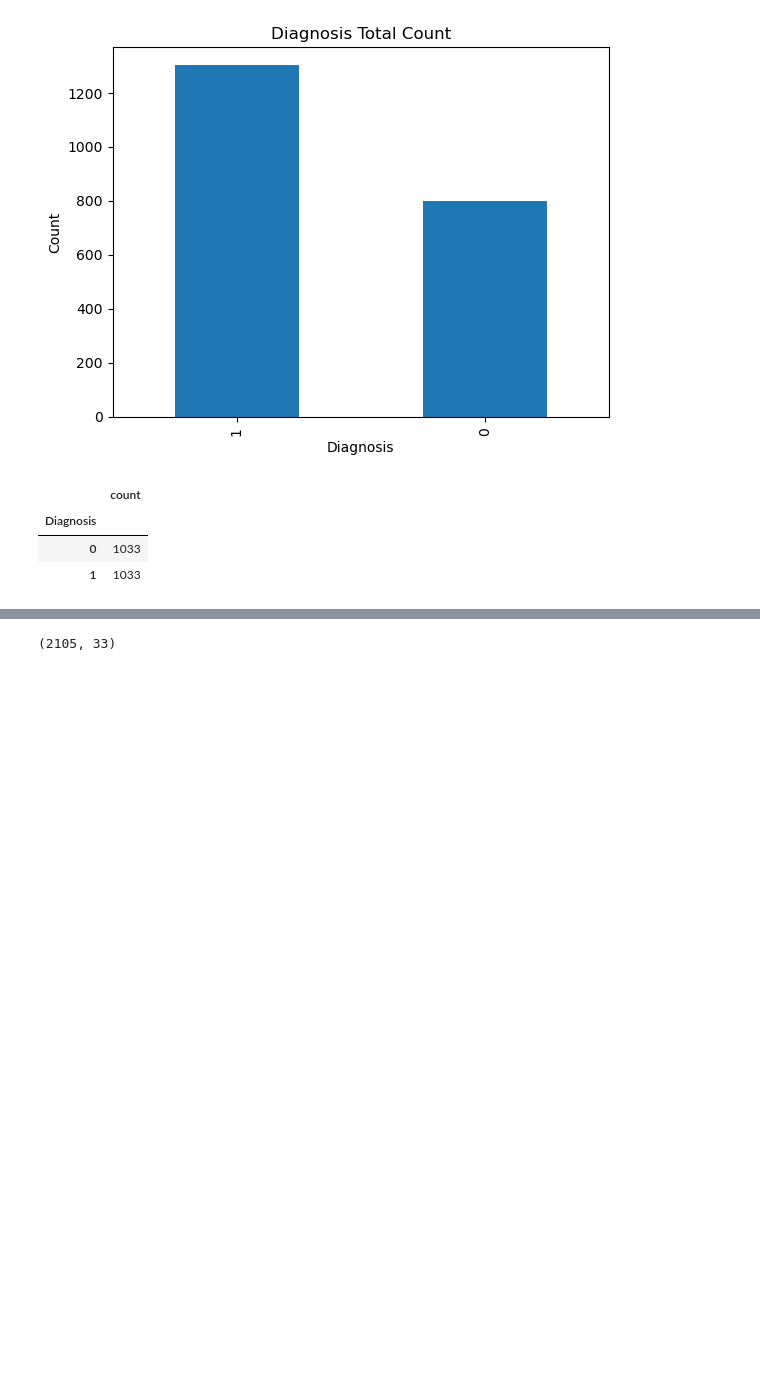
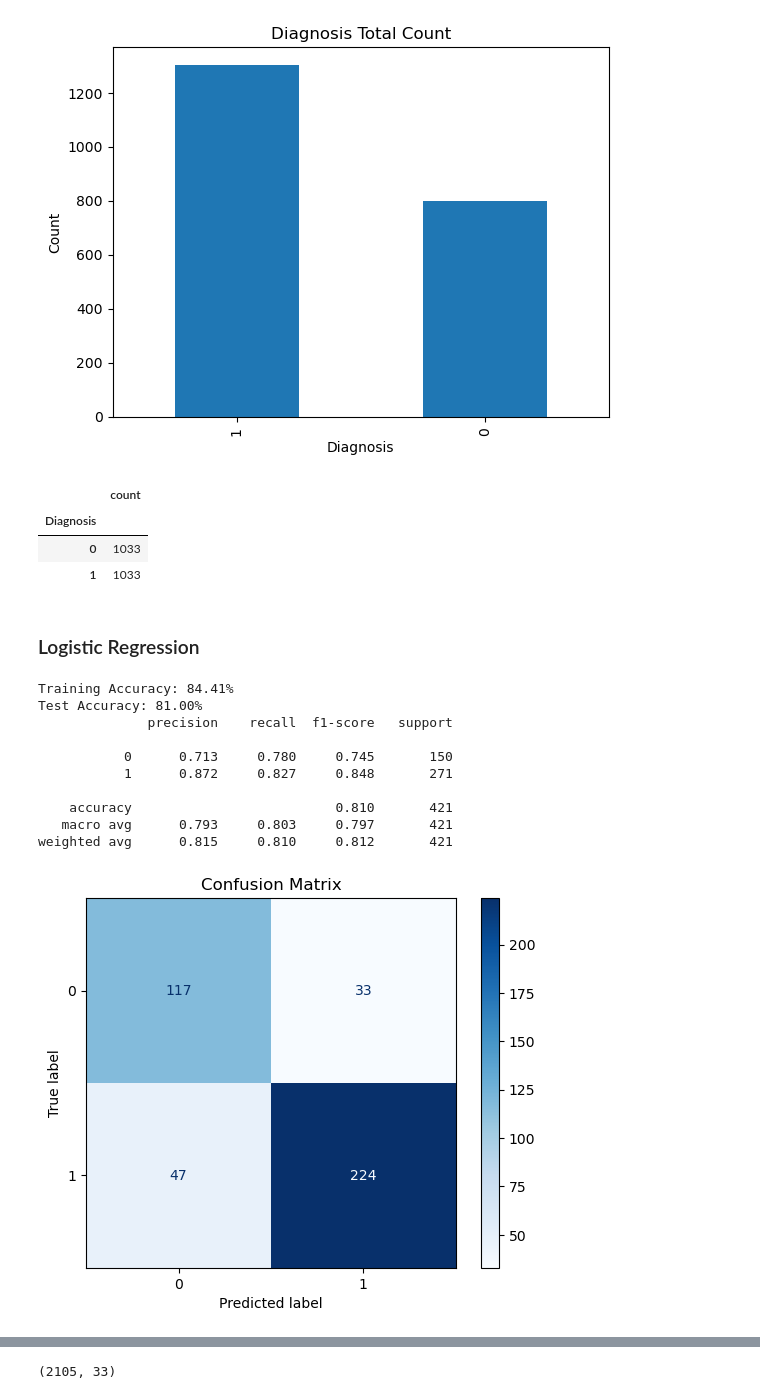
Before and after one commit to julianag27/ml-project, a Jupyter notebook: FinalProject.ipynb, the cells around one changed output, grey strips where cells are left out. Cells and saved outputs as stored; diff of their text form; code cells hidden in the pictures; blank space fills up the shorter version.

Commit message:
added 2 more ML models

```diff
--- a/FinalProject.ipynb
+++ b/FinalProject.ipynb
@@ -100,3 +104,47 @@ display(Y_train.value_counts().to_frame('count'))
 | Diagnosis |  |
 | 0 | 1033 |
 | 1 | 1033 |
+# %% [markdown]
+### Logistic Regression
+# %%
+from sklearn.linear_model import LogisticRegression
+
+regressor = LogisticRegression(class_weight='balanced', max_iter=5000)
+
+regressor.fit(X_train, Y_train)
+
+train_accuracy = regressor.score(X_train, Y_train)
+print(f"Training Accuracy: {train_accuracy * 100:.2f}%")
+
+Y_pred = regressor.predict(X_test)
+
+from sklearn.metrics import classification_report, accuracy_score
+
+# Get test accuracy
+test_accuracy = accuracy_score(Y_test, Y_pred)
+print(f"Test Accuracy: {test_accuracy * 100:.2f}%")
+
+# Get classification report
+report = classification_report(Y_test, Y_pred, digits=3)
+print(report)
+
+from sklearn.metrics import confusion_matrix, ConfusionMatrixDisplay
+import matplotlib.pyplot as plt
+
+cm = confusion_matrix(Y_test, Y_pred)
+disp = ConfusionMatrixDisplay(confusion_matrix=cm, display_labels=[0, 1])
+disp.plot(cmap=plt.cm.Blues)
+plt.title("Confusion Matrix")
+plt.show()
+# %% [output]
+Training Accuracy: 84.41%
+Test Accuracy: 81.00%
+              precision    recall  f1-score   support
+
+           0      0.713     0.780     0.745       150
+           1      0.872     0.827     0.848       271
+
+    accuracy                          0.810       421
+   macro avg      0.793     0.803     0.797       421
+weighted avg      0.815     0.810     0.812       421
+[figure, added]
```
Also changed, not shown: parts of 8 cells of this notebook.
